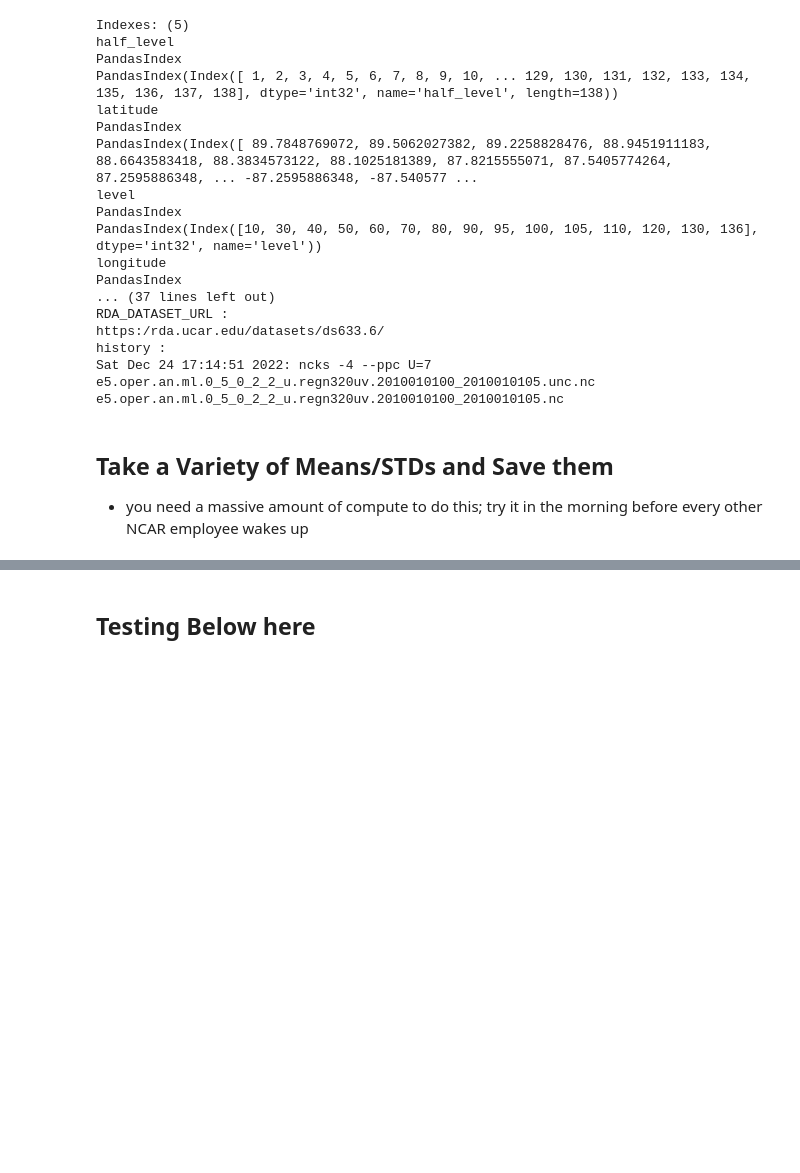
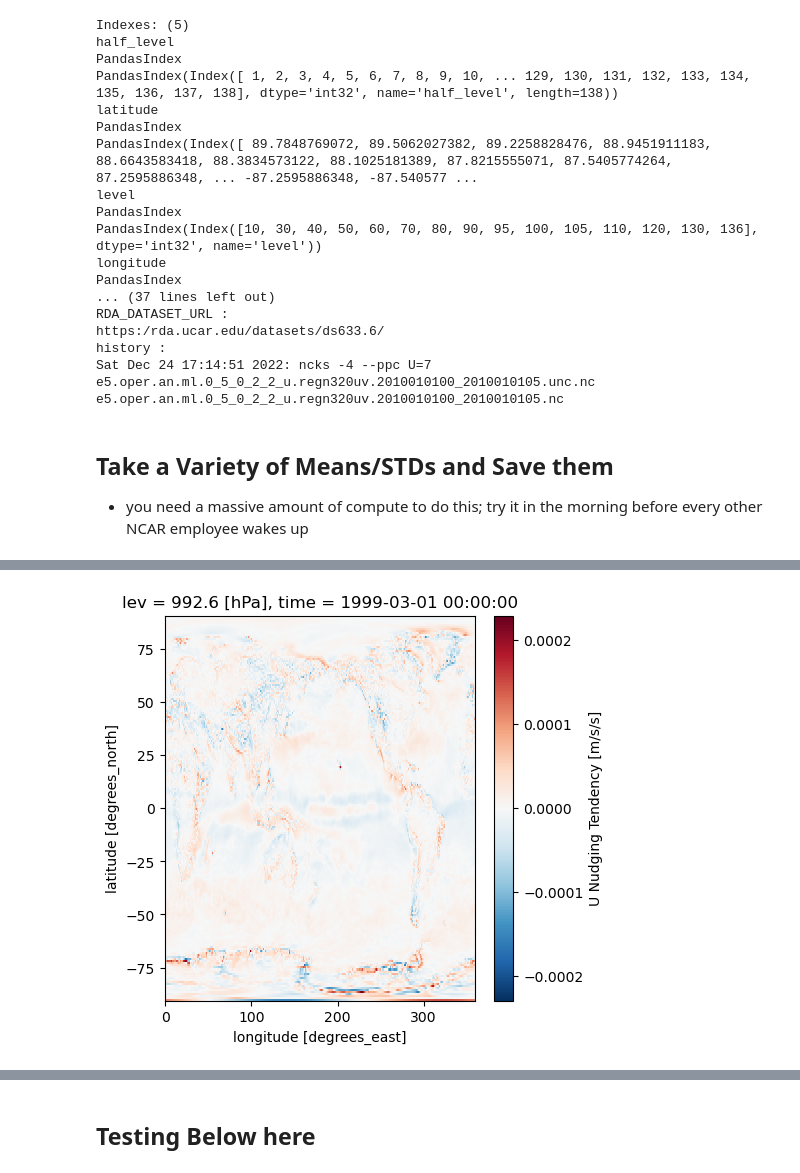
Before and after one commit to WillyChap/MLWPS, a Jupyter notebook: Stage_Data/Make_Climo_Data.ipynb, the cells around one changed output, grey strips where cells are left out. Cells and saved outputs as stored; diff of their text form; code cells hidden in the pictures; blank space fills up the shorter version.

```diff
--- a/Stage_Data/Make_Climo_Data.ipynb
+++ b/Stage_Data/Make_Climo_Data.ipynb
@@ -235,0 +287,38 @@ BokehUserWarning: ColumnDataSource's columns must be of the same length. Current
+# %%
+varsdo = ['t2m','T500','U500','Q500','V500','Z500']
+DSold = xr.open_dataset('/glade/derecho/scratch/wchapman/STAGING/All_2010_staged.mean.Lev.nc')
+DSoldstd = xr.open_dataset('/glade/derecho/scratch/wchapman/STAGING/All_2010_staged.std.Lev.nc')
+
+for ee,varsy in enumerate(varsdo):
+    ZARR = '/glade/derecho/scratch/wchapman/STAGING/'+varsy+'_2010-01-01_2011-01-01_staged.zarr'
+
+    plt.rcParams['figure.figsize'] = (5, 5)
+    plt.rcParams['image.interpolation'] = 'none'
+
+    def get_forward_data(filename: str=ZARR) -> xr.DataArray:
+        """Lazily opens the Zarr store on gladefilesystem.
+        """
+        dataset = xr.open_zarr(filename, consolidated=True)
+        return dataset
+
+    forcing_data = get_forward_data().unify_chunks()
+    forcing_data
+
+    Mean_latlonlev = forcing_data.mean(['time','latitude','longitude']).persist()
+    print('...moving on to load...')
+    Mean_latlonlev = Mean_latlonlev.load()
+    print('...mean done...')
+    print('...saving...')
+    DSold = xr.merge([DSold,Mean_latlonlev])
+    print('done')
+
+    STD_latlonlev = forcing_data.std(['time','latitude','longitude']).persist()
+    print('...moving on to load...')
+    STD_latlonlev = STD_latlonlev.load()
+    print('...mean done...')
+    print('...saving...')
+    DSoldstd = xr.merge([DSoldstd,STD_latlonlev])
+    print('done')
+
+DSoldstd.to_netcdf('/glade/derecho/scratch/wchapman/STAGING/All_2010_staged.std.Lev.SLO.nc')
+DSold.to_netcdf('/glade/derecho/scratch/wchapman/STAGING/All_2010_staged.mean.Lev.SLO.nc')
@@ -235,0 +343,6 @@ BokehUserWarning: ColumnDataSource's columns must be of the same length. Current
+# %%
+DSS = xr.open_dataset('/glade/scratch/wchapman/f.e21.FHIST_BGC.f09_f09_mg17.CFMIP-hadisst-vf_nudged/run/f.e21.FHIST_BGC.f09_f09_mg17.CFMIP-hadisst-vf_nudged.cam.h0.1999-02.nc')
+DSS['Nudge_U'].squeeze().sel(lev=1000,method='nearest').plot()
+plt.show()
+# %% [output]
+[figure, added]
```
Also changed, not shown: parts of 11 cells of this notebook, 11 other files.
